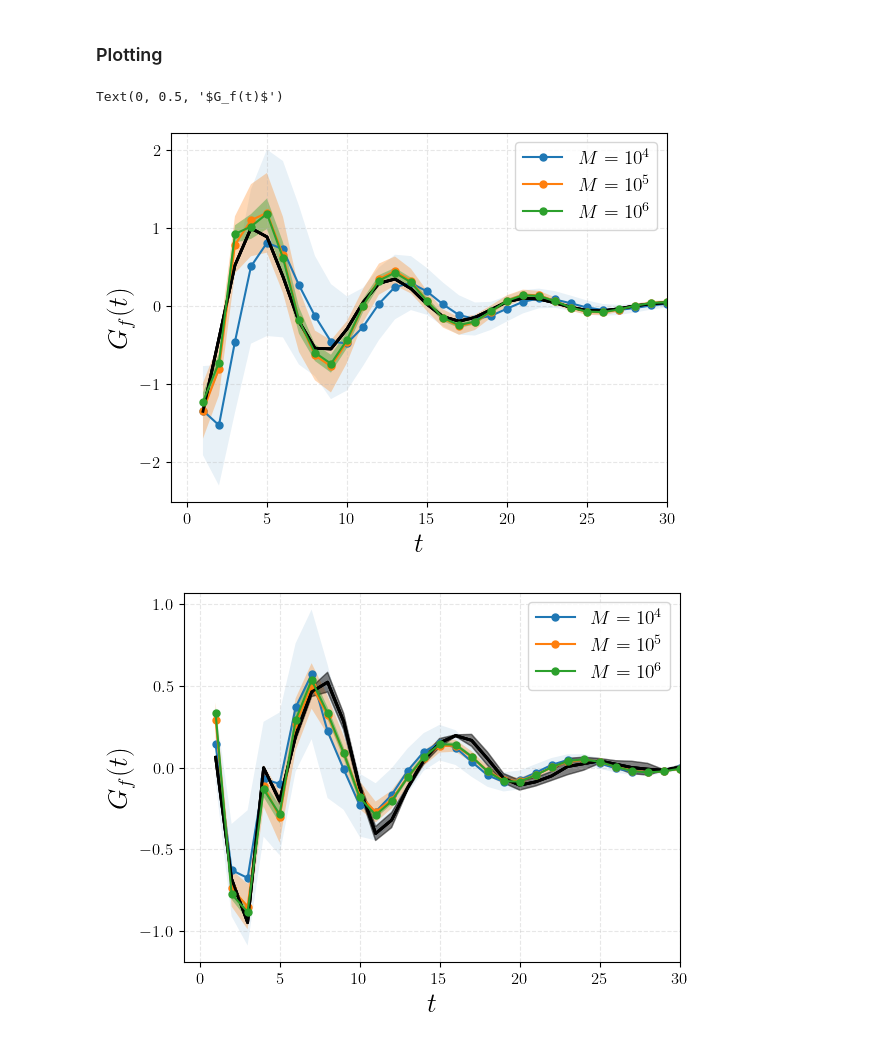
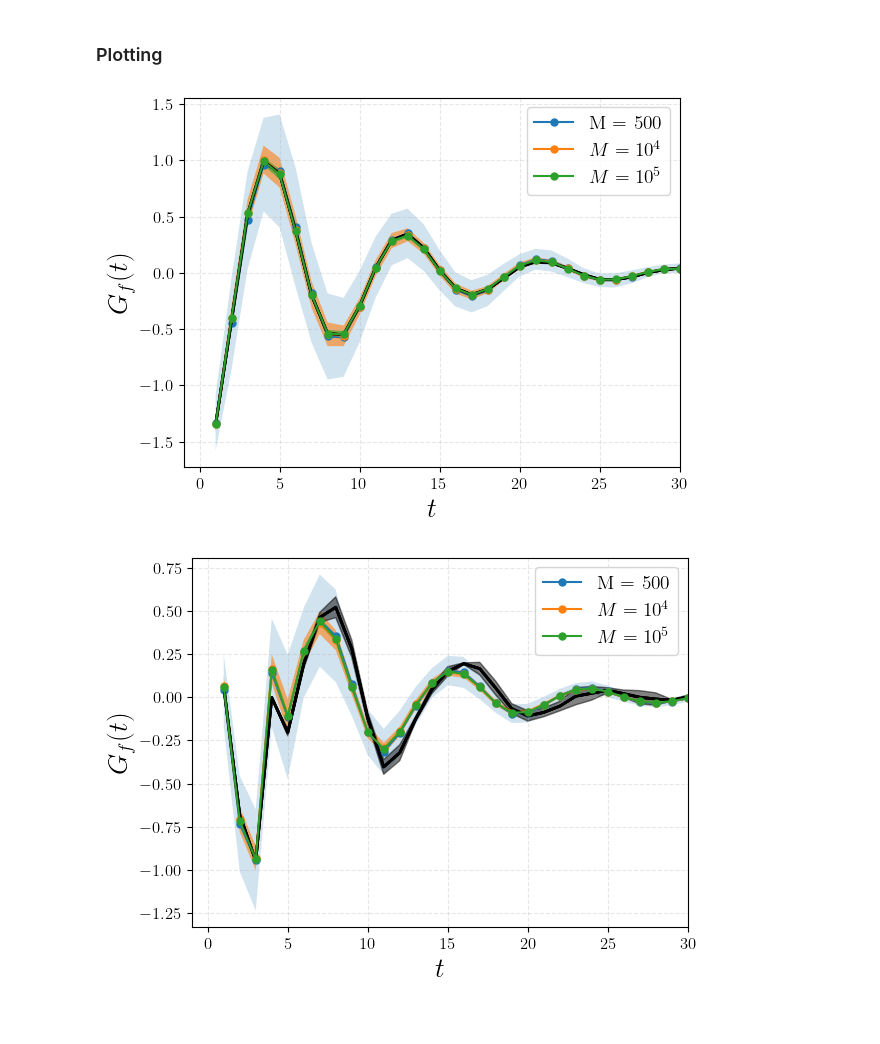
Before and after one commit to niccozagli/KoopmanismResponse, a Jupyter notebook: notebooks/GeneralisedArnoldMap.ipynb, the cells around one changed output. Drawn from its saved outputs; the diff is of its cells as text; code cells hidden in the pictures.

Commit message:
Updated the Read Me and fixed Method 3 (the projection is with the conjugate of the dictionary function)

```diff
--- a/notebooks/GeneralisedArnoldMap.ipynb
+++ b/notebooks/GeneralisedArnoldMap.ipynb
@@ -485,12 +478,12 @@ ax.set_xlim(-0.5,30)
 from pathlib import Path
 
 data_folder_path = get_data_folder_path()
-f_name1 = "multiple_experiments_coefficient_Gamma_traj_fixed.pkl"
+
 f_name2 = "multiple_experiments_coefficient_same_data.pkl"
 
-if (not data_folder_path/f_name1) or (not data_folder_path / f_name2):
+if  not (data_folder_path / f_name2).exists():
     from tqdm import tqdm
-    Ms = [1500,10**4,10**5,10**6]
+    Ms = [1000,10**4,10**5]
     N_experiments = 100
     results = {}
     for integration_time in Ms:
@@ -521,9 +514,9 @@ if (not data_folder_path/f_name1) or (not data_folder_path / f_name2):
             # Time series evaluation of Gamma
             Psi_traj = edmd.evaluate_dictionary_batch(X_Gamma)
             perturbation_field = x_Gamma
-            moms = ( perturbation_field[:,np.newaxis] * Psi_traj ).mean(axis=0)
+            moms = ( perturbation_field[:,np.newaxis] * Psi_traj.conj() ).mean(axis=0)
 
-            Delta = [1j*2*np.pi /edmd.box_length*k[0]*mom*factor(k) for mom, k in zip(moms,wave_vectors)]
+            Delta = [-1j*2*np.pi /edmd.box_length*k[0]*mom*factor(k) for mom, k in zip(moms,wave_vectors)]
 
             # # Reduced projection of observables
             regularised_pseudo_inverse = tsvd.Ur @ np.diag(1/(tsvd.Sr )) @ tsvd.Ur.conj().T
@@ -582,8 +575,8 @@ for M in results["Length_trajectory"][1:]:
     )
     ax.fill_between(
         t_resp,
-        G[:, observable_index] - G_std[:, observable_index],
-        G[:, observable_index] + G_std[:, observable_index],
+        G_coefficient[:, observable_index] - G_coefficient_std[:, observable_index],
+        G_coefficient[:, observable_index] + G_coefficient_std[:, observable_index],
         alpha=0.2,color="k"
     )
     ax.set_xlim(-1,30)
@@ -611,23 +602,24 @@ with open(data_folder_path/f_name,"rb") as f:
 fig, ax = plt.subplots()
 
 observable_index = 2
-skip = 1
-alphas = [0.1, 0.1, 0.3, 0.4, 0.5]
-
-for M, alpha in zip(results["Length_trajectory"][skip:], alphas[skip:]):
+skip_beg , skip_end = 0 , -1
+alphas = [0.2, 0.6, 0.6, 0.7, 0.5]
+labels = [ f"$M=10^{{{int(np.log10(M))}}}$" for M in results["Length_trajectory"]]
+labels[0] = "M = 500"
+for M, alpha, label in zip(results["Length_trajectory"][skip_beg:skip_end], alphas[skip_beg:skip_end], labels[skip_beg:skip_end]):
     mean = np.mean(np.stack(results[M]), axis=0)
     std = np.std(np.stack(results[M]), axis=0)
 
     ax.plot(t_resp, G_sinusoidal[:, observable_index], 'k', linewidth=2)
 
     # Format M in scientific notation for legend
-    label = f"$M=10^{{{int(np.log10(M))}}}$"
-    ax.plot(t_resp, -mean[:, observable_index], '-o', markersize=5, label=label,linewidth=1.5)
+
+    ax.plot(t_resp, mean[:, observable_index], '-o', markersize=5, label=label,linewidth=1.5)
 
     ax.fill_between(
         t_resp,
-        -mean[:, observable_index] - std[:, observable_index],
-        -mean[:, observable_index] + std[:, observable_index],
+        mean[:, observable_index] - std[:, observable_index],
+        mean[:, observable_index] + std[:, observable_index],
         alpha=alpha,
     )
 
@@ -644,10 +636,8 @@ ax.legend(fontsize=14)
 
 ax.set_xlabel("$t$",size=20)
 ax.set_ylabel("$G_f(t)$",size=20)
-#fig.savefig("Green_function_new_sinusoidal.png",dpi=600)
 # %% [output]
-Text(0, 0.5, '$G_f(t)$')
-[figure, old version]
+[figure, new version]
 # %%
 data_folder_path = get_data_folder_path()
 f_name = "multiple_experiments_coefficient_same_data.pkl"
@@ -657,40 +647,39 @@ with open(data_folder_path/f_name,"rb") as f:
 fig, ax = plt.subplots()
 
 observable_index = 1
-
-skip = 1
-alphas = [0.1, 0.1, 0.3, 0.4, 0.5]
-
-for M, alpha in zip(results["Length_trajectory"][skip:], alphas[skip:]):
+skip_beg , skip_end = 0 , -1
+alphas = [0.2, 0.6, 0.6, 0.7, 0.5]
+labels = [ f"$M=10^{{{int(np.log10(M))}}}$" for M in results["Length_trajectory"]]
+labels[0] = "M = 500"
+for M, alpha, label in zip(results["Length_trajectory"][skip_beg:skip_end], alphas[skip_beg:skip_end], labels[skip_beg:skip_end]):
     mean = np.mean(np.stack(results[M]), axis=0)
     std = np.std(np.stack(results[M]), axis=0)
 
     ax.plot(t_resp, G_coefficient[:, observable_index], 'k', linewidth=2)
 
     # Format M in scientific notation for legend
-    label = f"$M=10^{{{int(np.log10(M))}}}$"
+
     ax.plot(t_resp, mean[:, observable_index], '-o', markersize=5, label=label,linewidth=1.5)
 
     ax.fill_between(
         t_resp,
         mean[:, observable_index] - std[:, observable_index],
         mean[:, observable_index] + std[:, observable_index],
         alpha=alpha,
     )
 
     ax.fill_between(
         t_resp,
         G_coefficient[:, observable_index] - G_coefficient_std[:, observable_index],
         G_coefficient[:, observable_index] + G_coefficient_std[:, observable_index],
         alpha=0.2,color='k'
     )
 
 ax.set_xlim(-1, 30)
 ax.grid(linestyle='--', alpha=0.3)
 ax.legend(fontsize=14)
 
 ax.set_xlabel("$t$",size=20)
 ax.set_ylabel("$G_f(t)$",size=20)
-fig.savefig("Green_function_new_coefficient.png",dpi=600)
 # %% [output]
-[figure, old version]
+[figure, new version]
```
Also changed, not shown: parts of 15 cells of this notebook, 3 other files.
